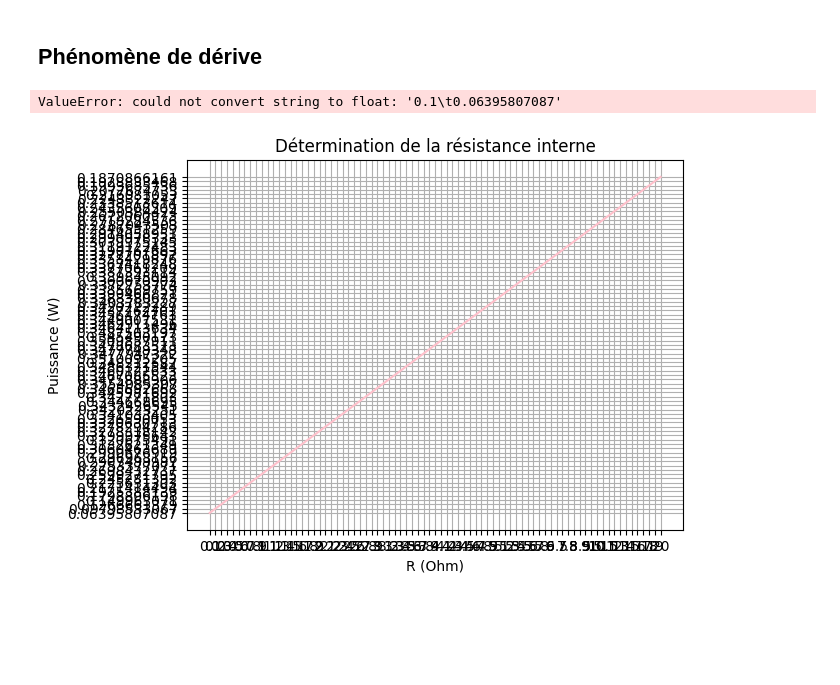
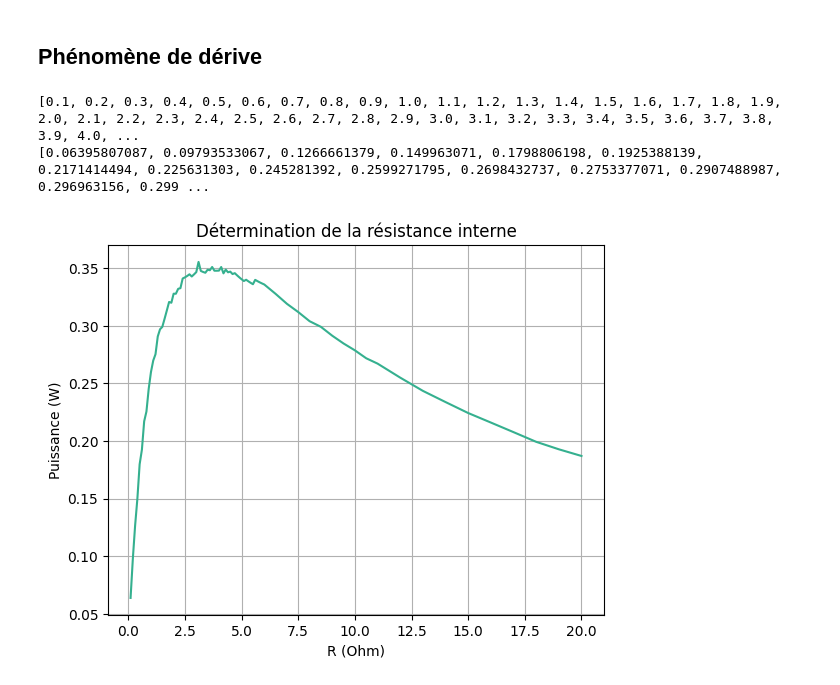
Before and after one commit to adelemarcon/TIPE, a Jupyter notebook: TIPE4.ipynb, the cells around one changed output. Drawn from its saved outputs; the diff is of its cells as text; code cells hidden in the pictures; blank space fills up the shorter version.

```diff
--- a/TIPE4.ipynb
+++ b/TIPE4.ipynb
@@ -11,21 +11,24 @@ def lecture(fichier):
     a = []
     with open(fichier,'r') as f:
         for ligne in f:
-            ti,ai = [int(float(val.strip())) for val in ligne.split('\t')]
+            ti,ai = [float(val.strip()) for val in ligne.split('\t')]
             t.append(ti)
             a.append(ai)
     return t, a
 a,b = lecture("TIPE4mesure47.csv")
 R = np.array(a)
 P47 = np.array(b)
+print (a)
+print(b)
 # %% [output]
-ValueError: could not convert string to float: '0.1\t0.06395807087'
+[0.1, 0.2, 0.3, 0.4, 0.5, 0.6, 0.7, 0.8, 0.9, 1.0, 1.1, 1.2, 1.3, 1.4, 1.5, 1.6, 1.7, 1.8, 1.9, 2.0, 2.1, 2.2, 2.3, 2.4, 2.5, 2.6, 2.7, 2.8, 2.9, 3.0, 3.1, 3.2, 3.3, 3.4, 3.5, 3.6, 3.7, 3.8, 3.9, 4.0, ...
+[0.06395807087, 0.09793533067, 0.1266661379, 0.149963071, 0.1798806198, 0.1925388139, 0.2171414494, 0.225631303, 0.245281392, 0.2599271795, 0.2698432737, 0.2753377071, 0.2907488987, 0.296963156, 0.299 ...
 # %%
-plt.plot(R,P47, color ="pink")
+plt.plot(R,P47, color ="#35b08f")
 plt.xlabel("R (Ohm)")
 plt.ylabel("Puissance (W)")
 plt.title("Détermination de la résistance interne")
 plt.grid()
 plt.show()
 # %% [output]
-[figure, old version]
+[figure, new version]
```
Also changed, not shown: 1 other file.
